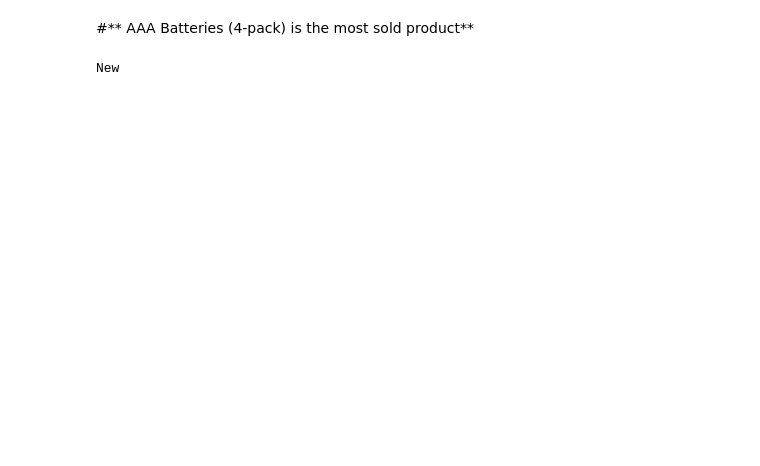
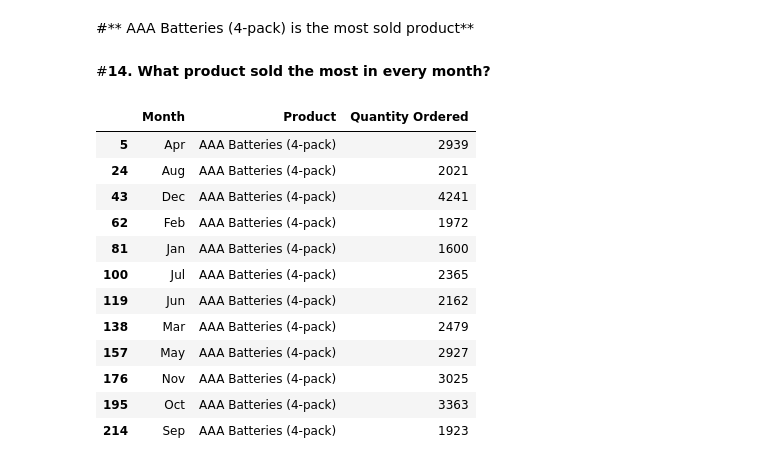
Before and after one commit to imhasib777/Data-Analysis-projects-using-Python, a Jupyter notebook: Task_01.ipynb, the cells around one changed output. Saved outputs shown, nothing was run; the diff lists cells and outputs as text; code cells hidden in the pictures; blank space fills up the shorter version.

```diff
--- a/Task_01.ipynb
+++ b/Task_01.ipynb
@@ -285,6 +325,22 @@ dtype: int64
 # %% [markdown]
 #** AAA Batteries (4-pack) is the most sold product**
-# %%
-print("New")
-# %% [output]
-New
+# %% [markdown]
+#**14. What product sold the most in every month?**
+# %%
+monthly_product_sales = df.groupby(['Month', 'Product'])["Quantity Ordered"].sum().reset_index()
+peak_product_per_month = monthly_product_sales.loc[monthly_product_sales.groupby('Month')["Quantity Ordered"].idxmax()]
+peak_product_per_month
+# %% [output]
+|  | Month | Product | Quantity Ordered |
+| 5 | Apr | AAA Batteries (4-pack) | 2939 |
+| 24 | Aug | AAA Batteries (4-pack) | 2021 |
+| 43 | Dec | AAA Batteries (4-pack) | 4241 |
+| 62 | Feb | AAA Batteries (4-pack) | 1972 |
+| 81 | Jan | AAA Batteries (4-pack) | 1600 |
+| 100 | Jul | AAA Batteries (4-pack) | 2365 |
+| 119 | Jun | AAA Batteries (4-pack) | 2162 |
+| 138 | Mar | AAA Batteries (4-pack) | 2479 |
+| 157 | May | AAA Batteries (4-pack) | 2927 |
+| 176 | Nov | AAA Batteries (4-pack) | 3025 |
+| 195 | Oct | AAA Batteries (4-pack) | 3363 |
+| 214 | Sep | AAA Batteries (4-pack) | 1923 |
```
Also changed, not shown: parts of 10 cells of this notebook.
